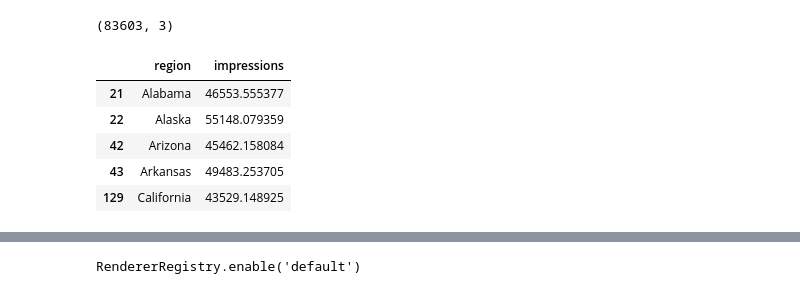
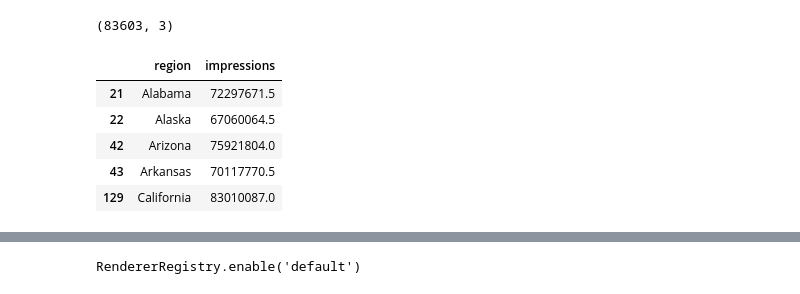
Before and after one commit to rpillai7/Facebook-Ads-Project, a Jupyter notebook: New_FB_Ads_Virtual.ipynb, the cells around one changed output, grey strips where cells are left out. Saved outputs shown, nothing was run; the diff lists cells and outputs as text; code cells hidden in the pictures.

```diff
--- a/New_FB_Ads_Virtual.ipynb
+++ b/New_FB_Ads_Virtual.ipynb
@@ -16,6 +16,7 @@ import re
 # %% [markdown]
 ## Election Ads
 # %%
-new_df = pd.read_csv('emily.csv.crdownload')
+#new_df = pd.read_csv('emily.csv.crdownload')
+new_df = pd.read_csv('election_sentiment.csv')
 new_df.head()
 # %% [output]
@@ -45,4 +46,5 @@ All model checkpoint layers were used when initializing TFDistilBertForSequenceC
 All the layers of TFDistilBertForSequenceClassification were initialized from the model checkpoint at distilbert-base-uncased-finetuned-sst-2-english.
 If your task is similar to the task the model of the checkpoint was trained on, you can already use TFDistilBertForSequenceClassification for predictions without further training.
 # %%
-new_df['sentiment'] = new_df.get('ad_creative_bodies').apply(find_label)
+#new_df['sentiment'] = new_df.get('ad_creative_bodies').apply(find_label)
+new_df['cumulative_impressions_by_region'] = new_df['cumulative_impressions_by_region'].apply(ast.literal_eval)
@@ -94,13 +89,13 @@ positive_df.shape
 # %% [output]
 (83603, 3)
 # %%
-positive_df = positive_df.groupby('region').mean().reset_index()
+positive_df = positive_df.groupby('region').sum().reset_index()
 positive_df = positive_df[positive_df.get('region').isin(us_states) == True]
 positive_df.head()
 # %% [output]
 |  | region | impressions |
-| 21 | Alabama | 46553.555377 |
-| 22 | Alaska | 55148.079359 |
-| 42 | Arizona | 45462.158084 |
-| 43 | Arkansas | 49483.253705 |
-| 129 | California | 43529.148925 |
+| 21 | Alabama | 72297671.5 |
+| 22 | Alaska | 67060064.5 |
+| 42 | Arizona | 75921804.0 |
+| 43 | Arkansas | 70117770.5 |
+| 129 | California | 83010087.0 |
```
Also changed, not shown: parts of 24 cells of this notebook.
